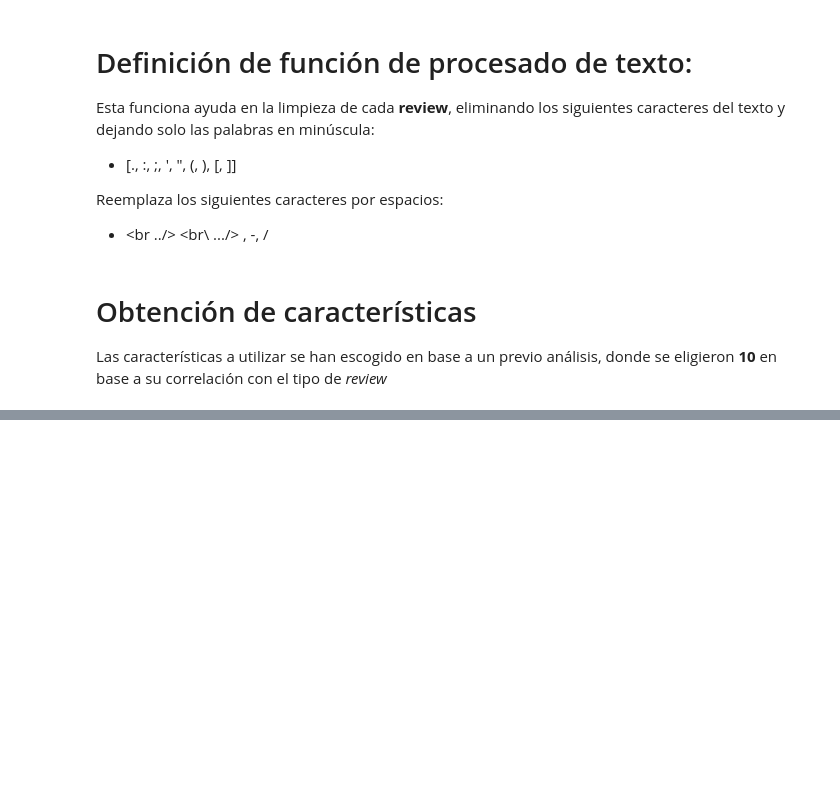
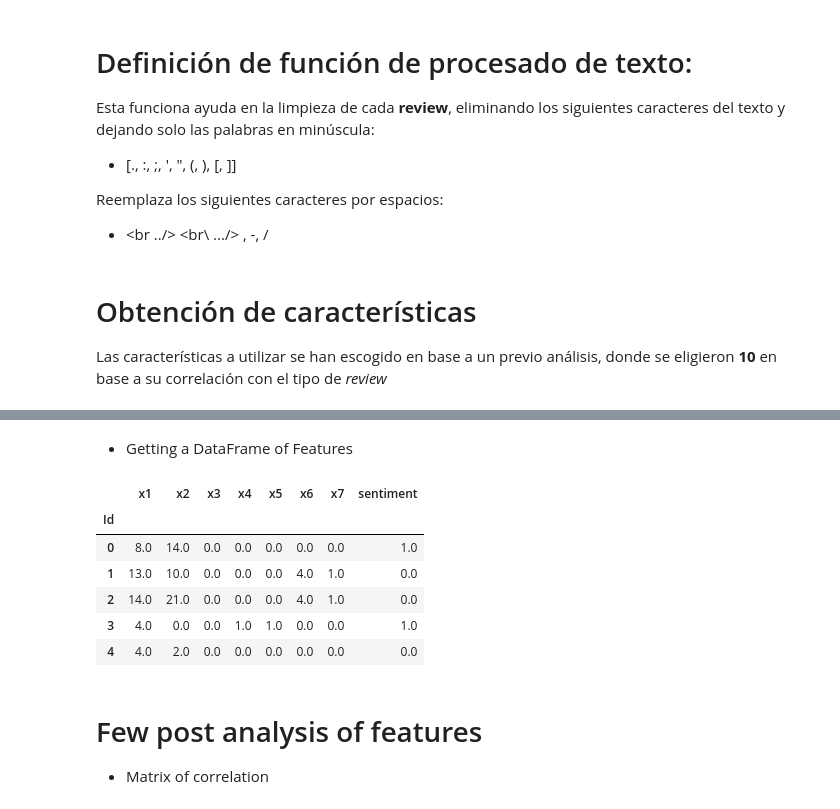
Before and after one commit to erickTornero/Intelligent-Systems, a Jupyter notebook: w2/Trabajo Nº 2 - Logistic Regression.ipynb, the cells around one changed output, grey strips where cells are left out. Saved outputs shown, nothing was run; the diff lists cells and outputs as text; code cells hidden in the pictures; blank space fills up the shorter version.

```diff
--- a/w2/Trabajo Nº 2 - Logistic Regression.ipynb
+++ b/w2/Trabajo Nº 2 - Logistic Regression.ipynb
@@ -27,0 +197,4 @@ Obtenidas a partir de un archivo *txt* donde estan clasificadas todas las palabr
+# %%
+# Define a dictionary to
+# charge on it, the positive & negative words
+dictionary = chargeDictionariPosNeg()
@@ -27,0 +245,27 @@ Obtenidas a partir de un archivo *txt* donde estan clasificadas todas las palabr
+# %% [markdown]
+* Getting a DataFrame of Features
+# %%
+# Get a dataframe called *data*
+# Here is extracted all features of all Reviews
+# Aproximately two minutes to proccess
+data = pd.DataFrame(columns=['x1','x2','x3','x4','x5','x6','x7'])
+
+for index, row in df.iterrows():
+    texto = row['review']
+    sentiment = row['sentiment']
+    features_text = extract_features(texto, dictionary)
+    features_text['sentiment'] = sentiment
+    data = data.append(features_text, ignore_index=True)
+data.index.name = 'Id'
+data.head()
+# %% [output]
+|  | x1 | x2 | x3 | x4 | x5 | x6 | x7 | sentiment |
+| Id |  |  |  |  |  |  |  |  |
+| 0 | 8.0 | 14.0 | 0.0 | 0.0 | 0.0 | 0.0 | 0.0 | 1.0 |
+| 1 | 13.0 | 10.0 | 0.0 | 0.0 | 0.0 | 4.0 | 1.0 | 0.0 |
+| 2 | 14.0 | 21.0 | 0.0 | 0.0 | 0.0 | 4.0 | 1.0 | 0.0 |
+| 3 | 4.0 | 0.0 | 0.0 | 1.0 | 1.0 | 0.0 | 0.0 | 1.0 |
+| 4 | 4.0 | 2.0 | 0.0 | 0.0 | 0.0 | 0.0 | 0.0 | 0.0 |
+# %% [markdown]
+# Few post analysis of features
+* Matrix of correlation
```
Also changed, not shown: parts of 46 cells of this notebook.
